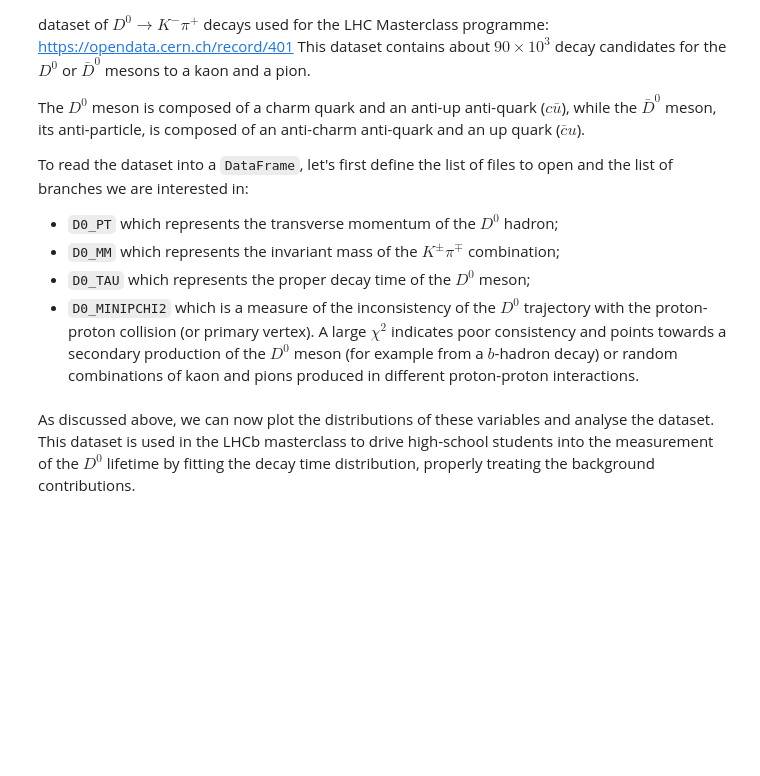
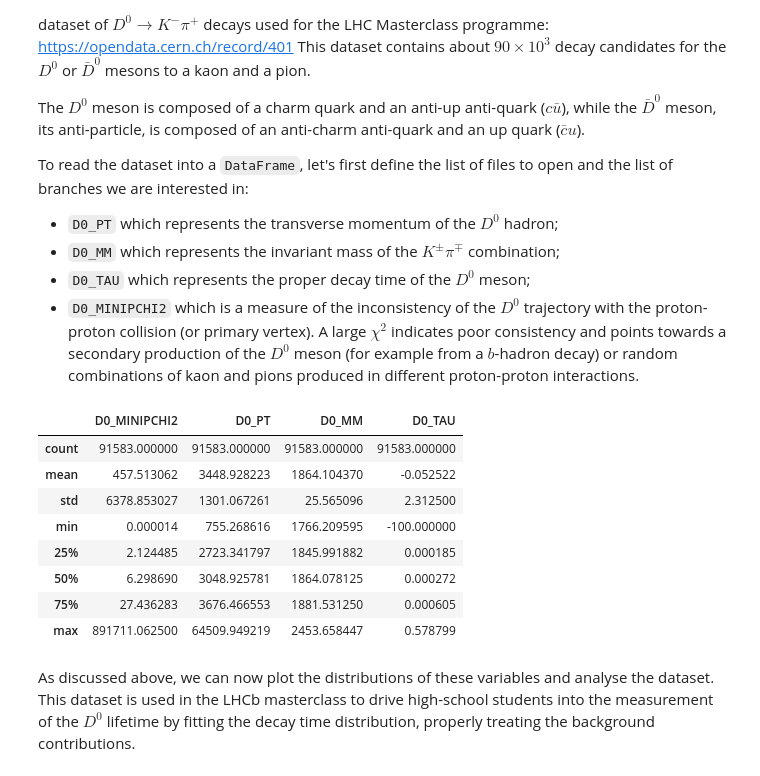
Before and after one commit to tommasoboccali/ml_infn_hackBase, a Jupyter notebook: lucio2.ipynb, the cells around one changed output. Cells and saved outputs as stored; diff of their text form; code cells hidden in the pictures; blank space fills up the shorter version.

```diff
--- a/lucio2.ipynb
+++ b/lucio2.ipynb
@@ -446,8 +449,18 @@ To read the dataset into a `DataFrame`, let's first define the list of files to
 # %%
 file = "https://opendata.cern.ch/record/401/files/MasterclassData.root"
 branches = ["D0_MINIPCHI2", "D0_PT", "D0_MM", "D0_TAU"]
-df = pd.open(file)['DecayTree'].arrays(branches, library='pd')
+df = uproot.open(file)['DecayTree'].arrays(branches, library='pd')
 df.describe()
+# %% [output]
+|  | D0_MINIPCHI2 | D0_PT | D0_MM | D0_TAU |
+| count | 91583.000000 | 91583.000000 | 91583.000000 | 91583.000000 |
+| mean | 457.513062 | 3448.928223 | 1864.104370 | -0.052522 |
+| std | 6378.853027 | 1301.067261 | 25.565096 | 2.312500 |
+| min | 0.000014 | 755.268616 | 1766.209595 | -100.000000 |
+| 25% | 2.124485 | 2723.341797 | 1845.991882 | 0.000185 |
+| 50% | 6.298690 | 3048.925781 | 1864.078125 | 0.000272 |
+| 75% | 27.436283 | 3676.466553 | 1881.531250 | 0.000605 |
+| max | 891711.062500 | 64509.949219 | 2453.658447 | 0.578799 |
 # %% [markdown]
 As discussed above, we can now plot the distributions of these variables and analyse the dataset.
 This dataset is used in the LHCb masterclass to drive high-school students into the measurement of the $D^0$ lifetime by fitting the decay time distribution, properly treating the background contributions.
```
Also changed, not shown: parts of 2 cells of this notebook, 1 other file.
